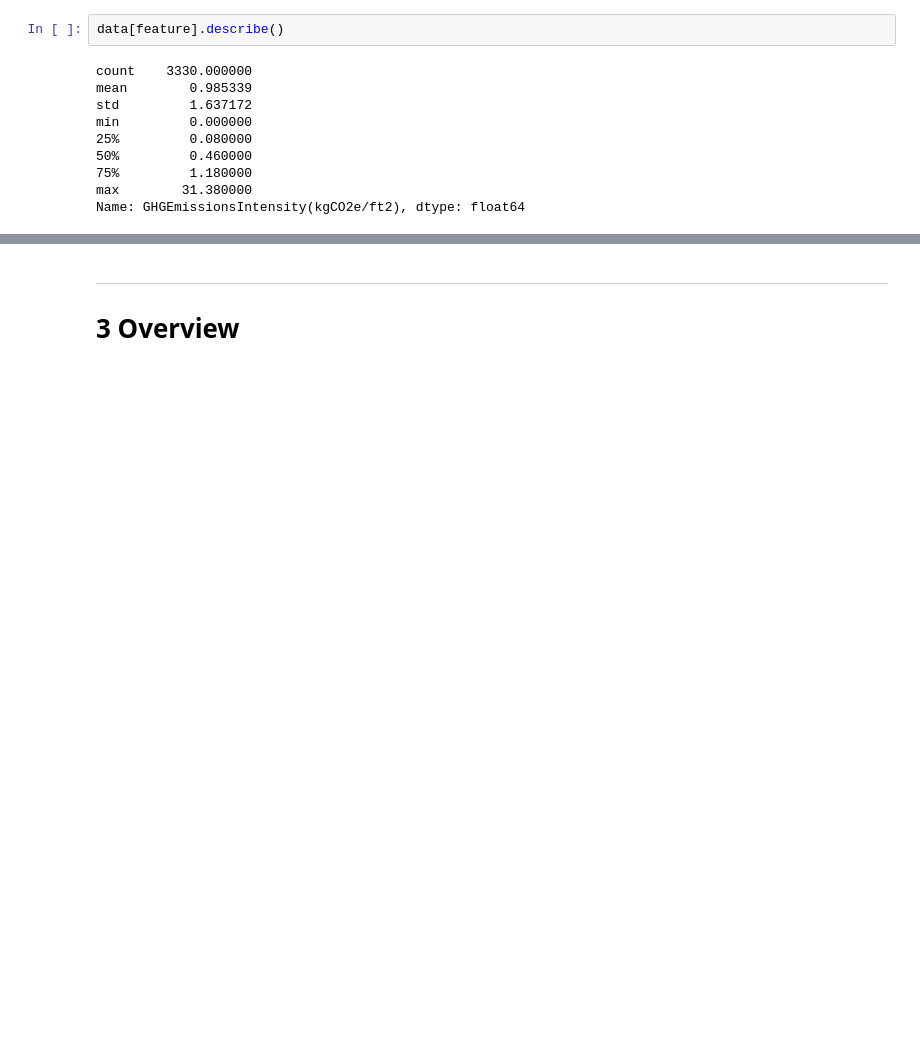
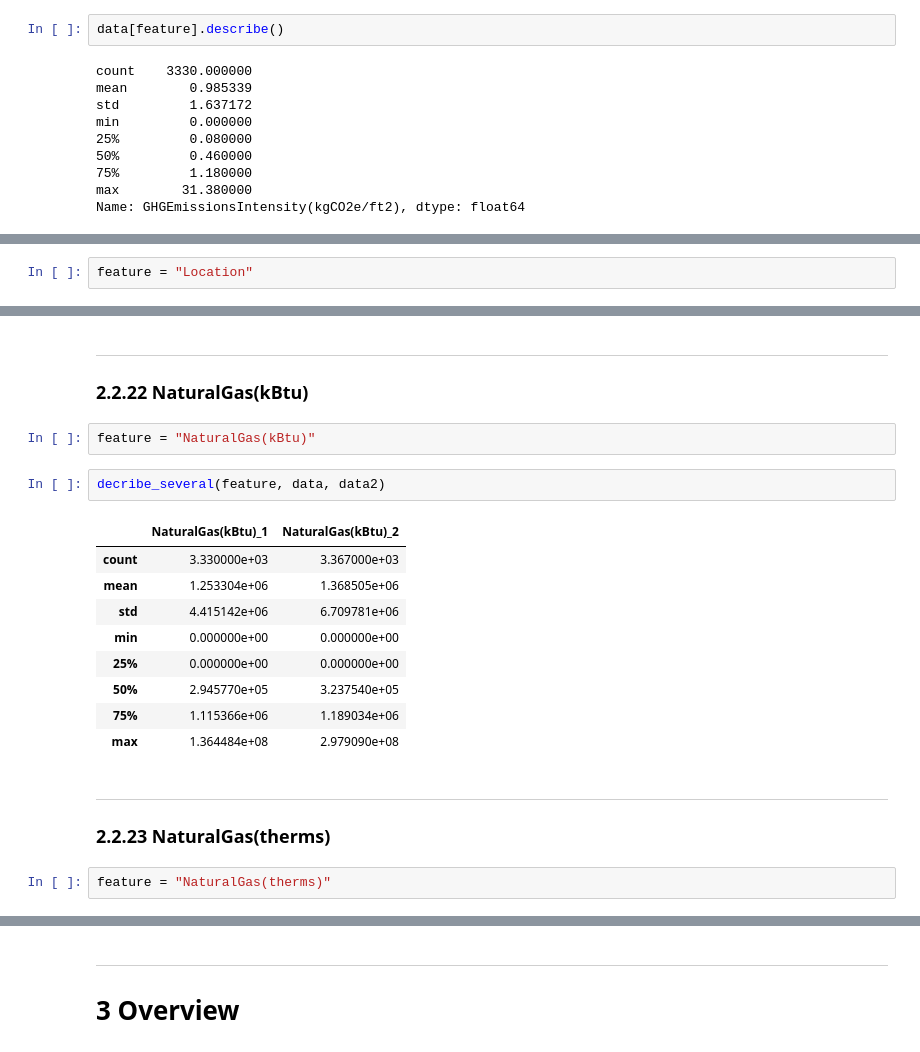
Before and after one commit to curiousmindflow/oc-ml-p3, a Jupyter notebook: preparation.ipynb, the cells around one changed output, grey strips where cells are left out. Saved outputs shown, nothing was run; the diff lists cells and outputs as text; blank space fills up the shorter version.

```diff
--- a/preparation.ipynb
+++ b/preparation.ipynb
@@ -623,0 +492,2 @@ def multi_boxplot(data, features):
+# %%
+feature = "Location"
@@ -623,0 +521,22 @@ def multi_boxplot(data, features):
+# %% [markdown]
+***
+### 2.2.22 NaturalGas(kBtu)
+# %%
+feature = "NaturalGas(kBtu)"
+# %%
+decribe_several(feature, data, data2)
+# %% [output]
+|  | NaturalGas(kBtu)_1 | NaturalGas(kBtu)_2 |
+| count | 3.330000e+03 | 3.367000e+03 |
+| mean | 1.253304e+06 | 1.368505e+06 |
+| std | 4.415142e+06 | 6.709781e+06 |
+| min | 0.000000e+00 | 0.000000e+00 |
+| 25% | 0.000000e+00 | 0.000000e+00 |
+| 50% | 2.945770e+05 | 3.237540e+05 |
+| 75% | 1.115366e+06 | 1.189034e+06 |
+| max | 1.364484e+08 | 2.979090e+08 |
+# %% [markdown]
+***
+### 2.2.23 NaturalGas(therms)
+# %%
+feature = "NaturalGas(therms)"
```
Also changed, not shown: parts of 242 cells of this notebook, 2 other files.
